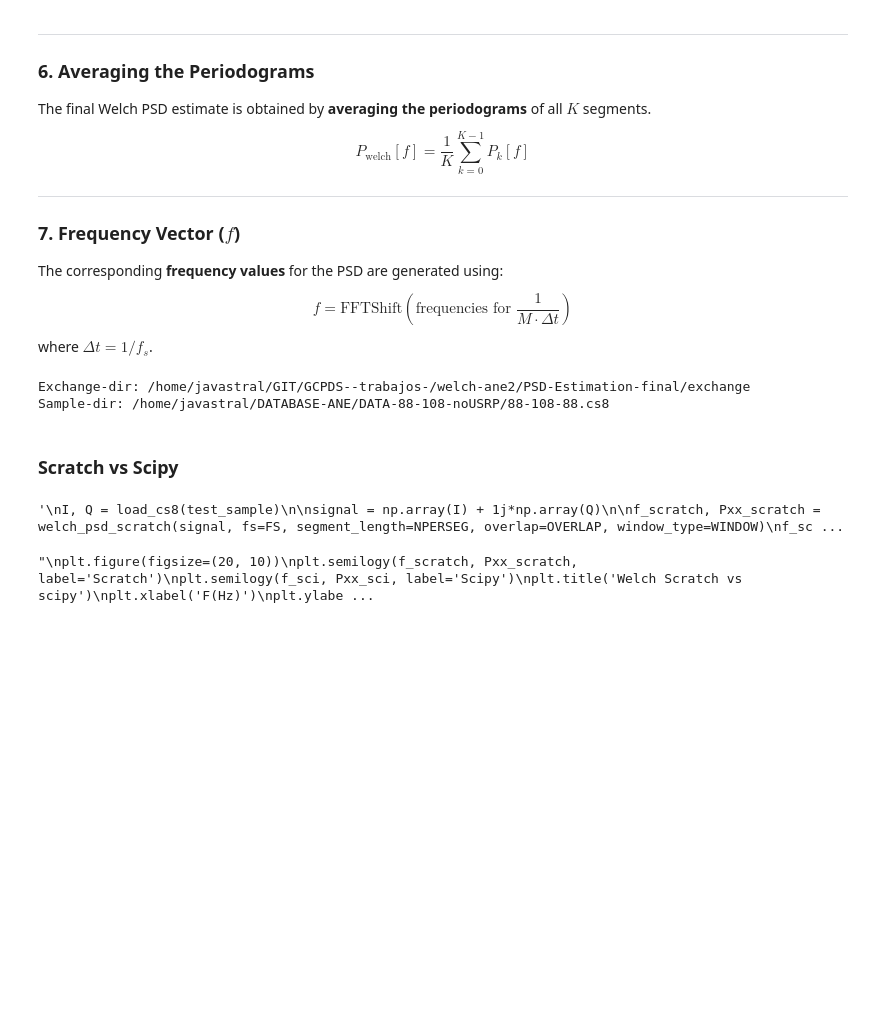
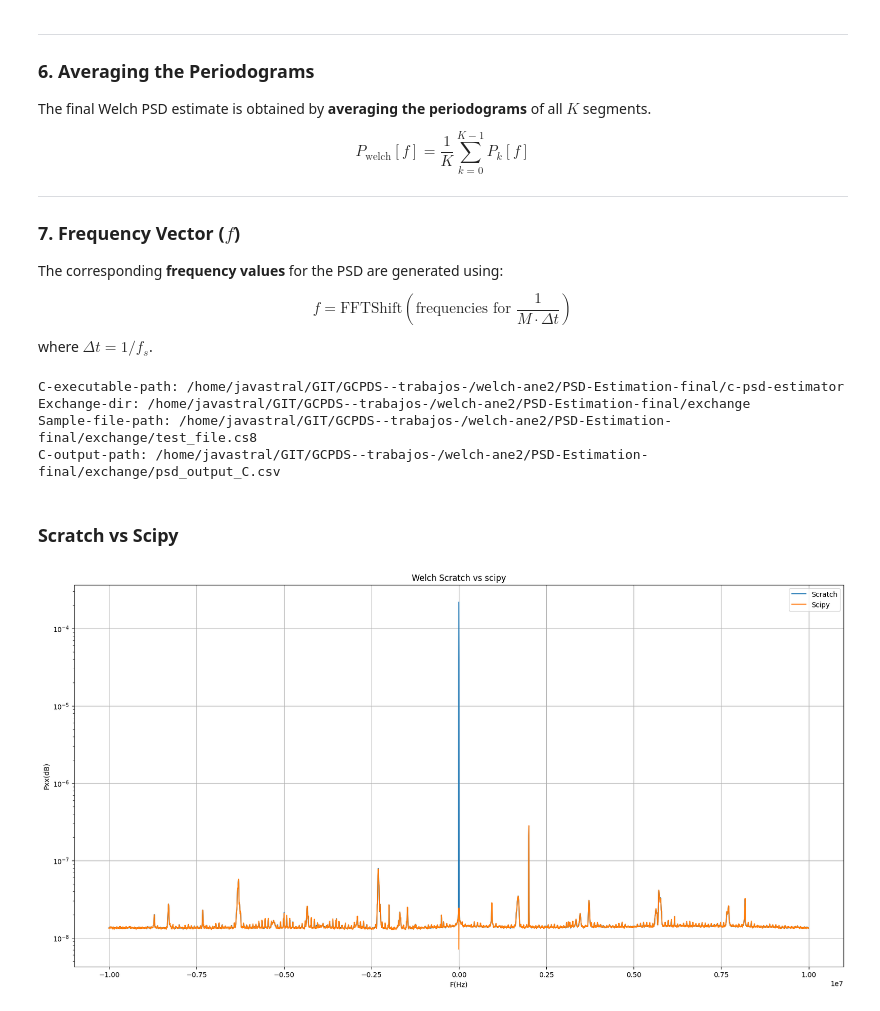
Before and after one commit to dramirezbe/GCPDS-trabajos, a Jupyter notebook: welch-ane2/PSD-Estimation-final/psd-estimation-final.ipynb, the cells around one changed output. Drawn from its saved outputs; the diff is of its cells as text; code cells hidden in the pictures; blank space fills up the shorter version.

Commit message:
feat: Finish Welch PSD estimation in Python and C

```diff
--- a/welch-ane2/PSD-Estimation-final/psd-estimation-final.ipynb
+++ b/welch-ane2/PSD-Estimation-final/psd-estimation-final.ipynb
@@ -200,14 +204,15 @@ def welch_psd_scratch(signal, fs=1.0, segment_length=256, overlap=0.5, window_ty
 # %%
 #Path
 current_dir = os.getcwd()
-db_path = "/home/javastral/DATABASE-ANE/"
+c_executable_path = os.path.join(current_dir, 'c-psd-estimator')
 exchange_dir = os.path.join(current_dir, 'exchange')
+test_sample = os.path.join(exchange_dir, "test_file.cs8")
+c_output_path = os.path.join(exchange_dir, "psd_output_C.csv")
 
-
-dir_88_108_raw = os.path.join(db_path, os.listdir(db_path)[0])
-test_sample = os.path.join(dir_88_108_raw, os.listdir(dir_88_108_raw)[0])
+print(f"C-executable-path: {c_executable_path}")
 print(f"Exchange-dir: {exchange_dir}")
-print(f"Sample-dir: {test_sample}")
+print(f"Sample-file-path: {test_sample}")
+print(f"C-output-path: {c_output_path}")
 
 
 #Constants
@@ -221,12 +226,13 @@ BW = 20e6
 INF_FREQ = CENT_FREQ - BW
 SUP_FREQ = CENT_FREQ + BW
 # %% [output]
+C-executable-path: /home/javastral/GIT/GCPDS--trabajos-/welch-ane2/PSD-Estimation-final/c-psd-estimator
 Exchange-dir: /home/javastral/GIT/GCPDS--trabajos-/welch-ane2/PSD-Estimation-final/exchange
-Sample-dir: /home/javastral/DATABASE-ANE/DATA-88-108-noUSRP/88-108-88.cs8
+Sample-file-path: /home/javastral/GIT/GCPDS--trabajos-/welch-ane2/PSD-Estimation-final/exchange/test_file.cs8
+C-output-path: /home/javastral/GIT/GCPDS--trabajos-/welch-ane2/PSD-Estimation-final/exchange/psd_output_C.csv
 # %% [markdown]
 ### Scratch vs Scipy
 # %%
-"""
 I, Q = load_cs8(test_sample)
 
 signal = np.array(I) + 1j*np.array(Q)
@@ -236,21 +242,15 @@ f_sci, Pxx_sci = sig.welch(signal, fs=FS, nperseg=NPERSEG, noverlap=OVERLAP, win
 
 f_scratch, f_sci = np.fft.fftshift(f_scratch), np.fft.fftshift(f_sci)
 Pxx_scratch, Pxx_sci = np.fft.fftshift(Pxx_scratch), np.fft.fftshift(Pxx_sci)
-"""
-# %% [output]
-'\nI, Q = load_cs8(test_sample)\n\nsignal = np.array(I) + 1j*np.array(Q)\n\nf_scratch, Pxx_scratch = welch_psd_scratch(signal, fs=FS, segment_length=NPERSEG, overlap=OVERLAP, window_type=WINDOW)\nf_sc ...
 # %%
-"""
 plt.figure(figsize=(20, 10))
 plt.semilogy(f_scratch, Pxx_scratch, label='Scratch')
 plt.semilogy(f_sci, Pxx_sci, label='Scipy')
 plt.title('Welch Scratch vs scipy')
 plt.xlabel('F(Hz)')
 plt.ylabel('Pxx(dB)')
 plt.grid(True)
 plt.legend()
-#plt.xlim(-1,1)
 plt.show()
-"""
 # %% [output]
-"\nplt.figure(figsize=(20, 10))\nplt.semilogy(f_scratch, Pxx_scratch, label='Scratch')\nplt.semilogy(f_sci, Pxx_sci, label='Scipy')\nplt.title('Welch Scratch vs scipy')\nplt.xlabel('F(Hz)')\nplt.ylabe ...
+[figure, added]
```
Also changed, not shown: parts of 5 cells of this notebook, 8 other files.
